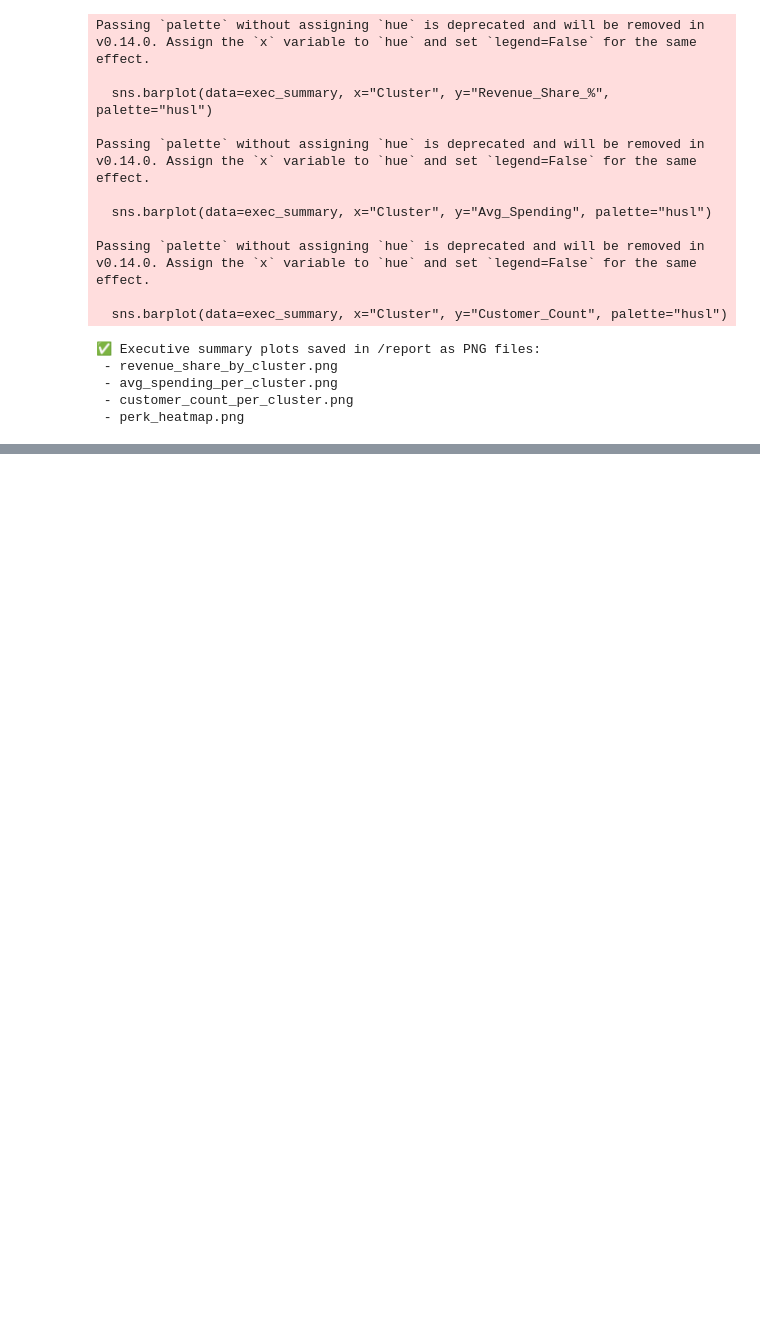
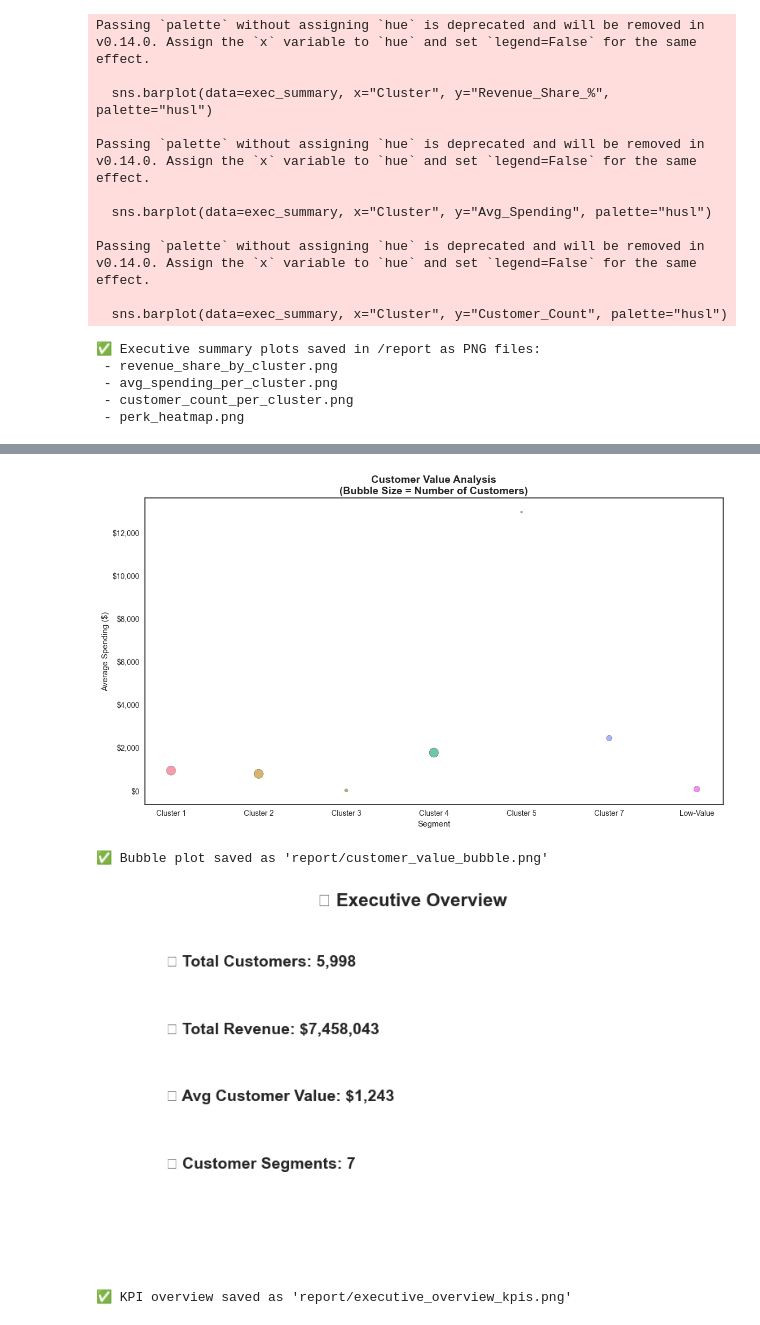
Before and after one commit to 42kiko/traveltide, a Jupyter notebook: notebooks/clustering.ipynb, the cells around one changed output, grey strips where cells are left out. Drawn from its saved outputs; the diff is of its cells as text; code cells hidden in the pictures; blank space fills up the shorter version.

```diff
--- a/notebooks/clustering.ipynb
+++ b/notebooks/clustering.ipynb
@@ -749,0 +896,75 @@ Passing `palette` without assigning `hue` is deprecated and will be removed in v
+# %%
+# --- Load Summary ---
+exec_summary = pd.read_csv("executive_summary_dashboard.csv")
+
+# --- Combine Cluster 0 & 6 into "Low-Value" ---
+def combine_clusters(df):
+    df_copy = df.copy()
+    # Mark 0 and 6 as Low-Value
+    df_copy.loc[df_copy["Cluster"].isin(["Cluster 0","Cluster 6"]), "Cluster"] = "Low-Value"
+    # Aggregate
+    combined = df_copy.groupby("Cluster", as_index=False).agg({
+        "Customer_Count": "sum",
+        "Avg_Spending": "mean",
+        "Revenue_Share_%": "sum",
+        "Recommended_Perk": lambda x: ", ".join(set(x)),
+        "Business_Goal": lambda x: ", ".join(set(x))
+    })
+    return combined
+
+exec_summary_combined = combine_clusters(exec_summary)
+
+# --- Colors ---
+colors = sns.color_palette("husl", len(exec_summary_combined))
+
+# --- Bubble Plot: Customer Value ---
+fig, ax = plt.subplots(figsize=(12,7))
+
+scatter = ax.scatter(
+    exec_summary_combined["Cluster"],
+    exec_summary_combined["Avg_Spending"],
+    s=exec_summary_combined["Customer_Count"]/10,  # Bubble size
+    c=colors, alpha=0.7, edgecolors="black"
+)
+
+ax.set_title("Customer Value Analysis\n(Bubble Size = Number of Customers)",
+             fontsize=14, fontweight="bold")
+ax.set_xlabel("Segment")
+ax.set_ylabel("Average Spending ($)")
+ax.yaxis.set_major_formatter(plt.FuncFormatter(lambda x, p: f"${x:,.0f}"))
+plt.tight_layout()
+plt.savefig("report/customer_value_bubble.png", dpi=300, bbox_inches="tight")
+plt.show()
+
+print("✅ Bubble plot saved as 'report/customer_value_bubble.png'")
+
+# --- KPI CARD: Executive Overview ---
+total_customers = exec_summary["Customer_Count"].sum()
+total_revenue = (exec_summary["Avg_Spending"] * exec_summary["Customer_Count"]).sum()
+avg_value = total_revenue / total_customers
+segments = exec_summary_combined["Cluster"].nunique()
+
+fig, ax = plt.subplots(figsize=(8,5))
+ax.axis("off")
+
+kpis = [
+    f"👥 Total Customers: {total_customers:,}",
+    f"💰 Total Revenue: ${total_revenue:,.0f}",
+    f"📈 Avg Customer Value: ${avg_value:,.0f}",
+    f"🔎 Customer Segments: {segments}"
+]
+
+for i, text in enumerate(kpis):
+    ax.text(0.1, 0.9 - i*0.2, text, fontsize=14, fontweight="bold", va="center")
+
+ax.set_title("📊 Executive Overview", fontsize=16, fontweight="bold", pad=20)
+plt.tight_layout()
+plt.savefig("report/executive_overview_kpis.png", dpi=300, bbox_inches="tight")
+plt.show()
+
+print("✅ KPI overview saved as 'report/executive_overview_kpis.png'")
+# %% [output]
+[figure, added]
+✅ Bubble plot saved as 'report/customer_value_bubble.png'
+[figure, added]
+✅ KPI overview saved as 'report/executive_overview_kpis.png'
```
Also changed, not shown: parts of 14 cells of this notebook, 10 other files.
